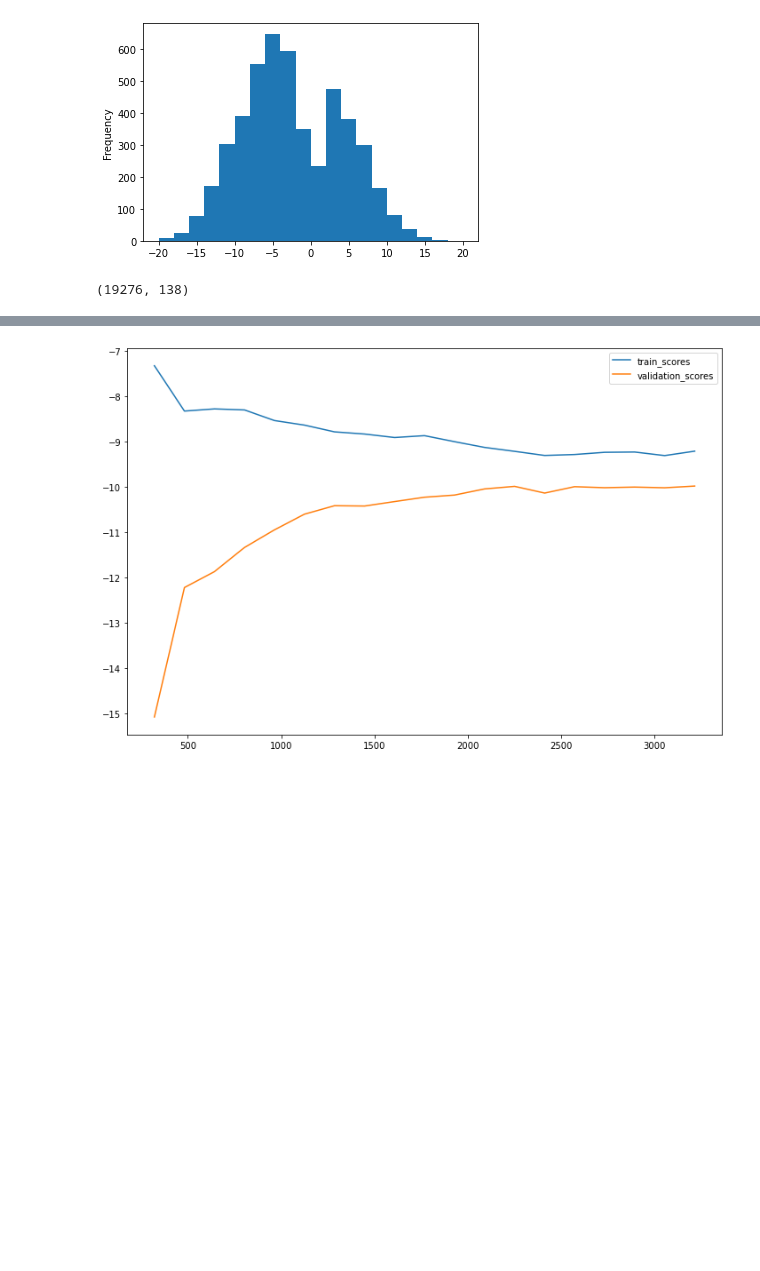
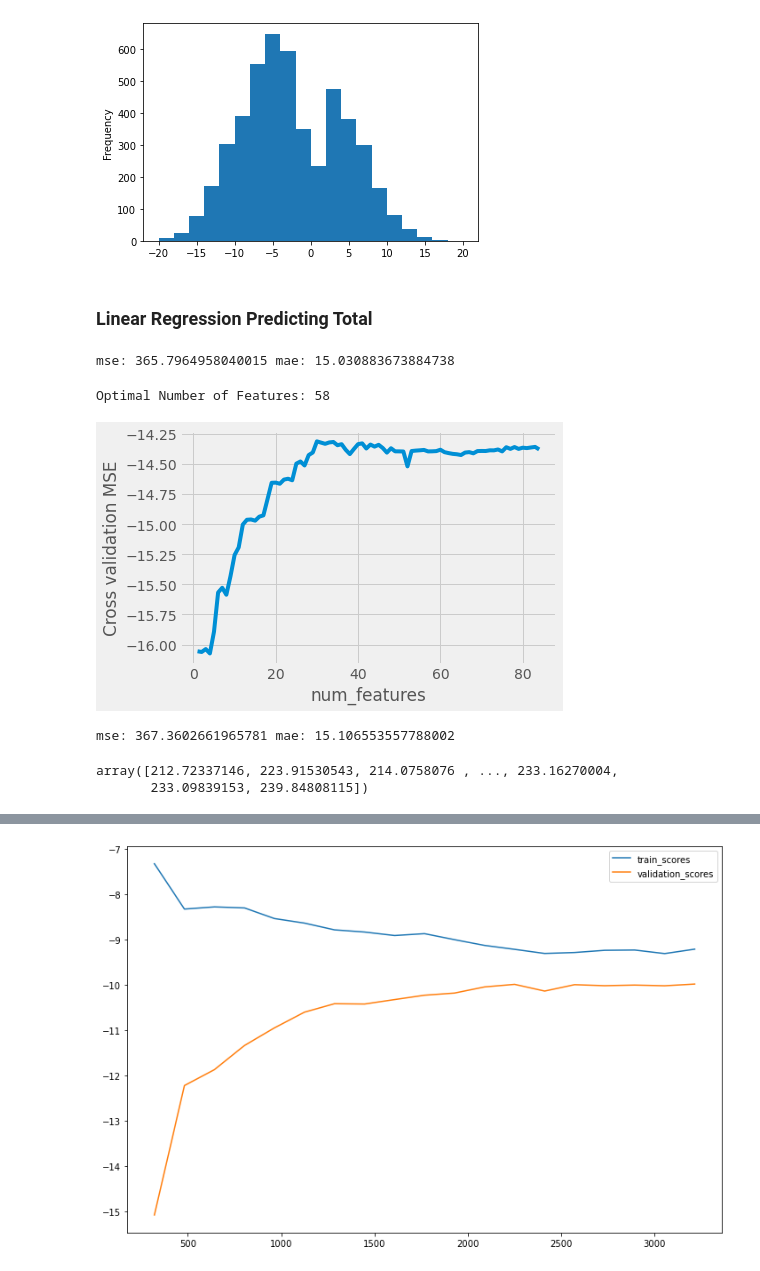
Before and after one commit to jnish23/NBA_Model, a Jupyter notebook: notebooks/team_based_modelv2.ipynb, the cells around one changed output, grey strips where cells are left out. Saved outputs shown, nothing was run; the diff lists cells and outputs as text; code cells hidden in the pictures; blank space fills up the shorter version.

```diff
--- a/notebooks/team_based_modelv2.ipynb
+++ b/notebooks/team_based_modelv2.ipynb
@@ -182,9 +840,10 @@ full_df['spread'].isnull().sum()
 # %%
-features = full_df.iloc[:, 11:-4]
+features = full_df.iloc[:, 13:-4]
 
 features
 point_diff = full_df['point_diff']
 win = full_df['WL']
+total = full_df['HOME_TEAM_SCORE'] + full_df['AWAY_TEAM_SCORE']
 # %%
 cutoff = int(features.shape[0] * 0.8)
 X_train = features.iloc[:cutoff, :]
@@ -193,6 +852,8 @@ point_diff_train = point_diff.iloc[:cutoff]
 point_diff_test = point_diff.iloc[cutoff:]
 win_train = win.iloc[:cutoff]
 win_test = win.iloc[cutoff:]
+total_train = total.iloc[:cutoff]
+total_test = total.iloc[cutoff:]
 # %%
 scaler = StandardScaler()
 
@@ -302,7 +943,43 @@ betting_results['spread'].plot(kind='hist', bins=20, range=(-20, 20))
 # %% [output]
 <AxesSubplot:ylabel='Frequency'>
 [figure]
-# %%
-X_train.shape
-# %% [output]
-(19276, 138)
+# %% [markdown]
+### Linear Regression Predicting Total
+# %%
+lr = LinearRegression()
+
+lr.fit(X_train, total_train)
+
+y_preds = lr.predict(X_test)
+
+lr_mse_total = mean_squared_error(total_test, y_preds)
+lr_mae_total = mean_absolute_error(total_test, y_preds)
+
+print("mse:", lr_mse_total, "mae:", lr_mae_total)
+# %% [output]
+mse: 365.7964958040015 mae: 15.030883673884738
+# %%
+rfecv = select_features(LinearRegression(), X_train, total_train, min_features_to_select=1, cv_splits=5)
+# %% [output]
+Optimal Number of Features: 58
+[figure, added]
+# %%
+X_train_select = X_train[:, rfecv.support_]
+X_test_select = X_test[:, rfecv.support_]
+
+lr = LinearRegression()
+lr.fit(X_train_select, total_train)
+
+y_preds = lr.predict(X_test_select)
+
+lr_mse_total = mean_squared_error(total_test, y_preds)
+lr_mae_total = mean_absolute_error(total_test, y_preds)
+
+print("mse:", lr_mse_total, "mae:", lr_mae_total)
+# %% [output]
+mse: 367.3602661965781 mae: 15.106553557788002
+# %%
+y_preds
+# %% [output]
+array([212.72337146, 223.91530543, 214.0758076 , ..., 233.16270004,
+       233.09839153, 239.84808115])
```
Also changed, not shown: parts of 53 cells of this notebook, 6 other files.
